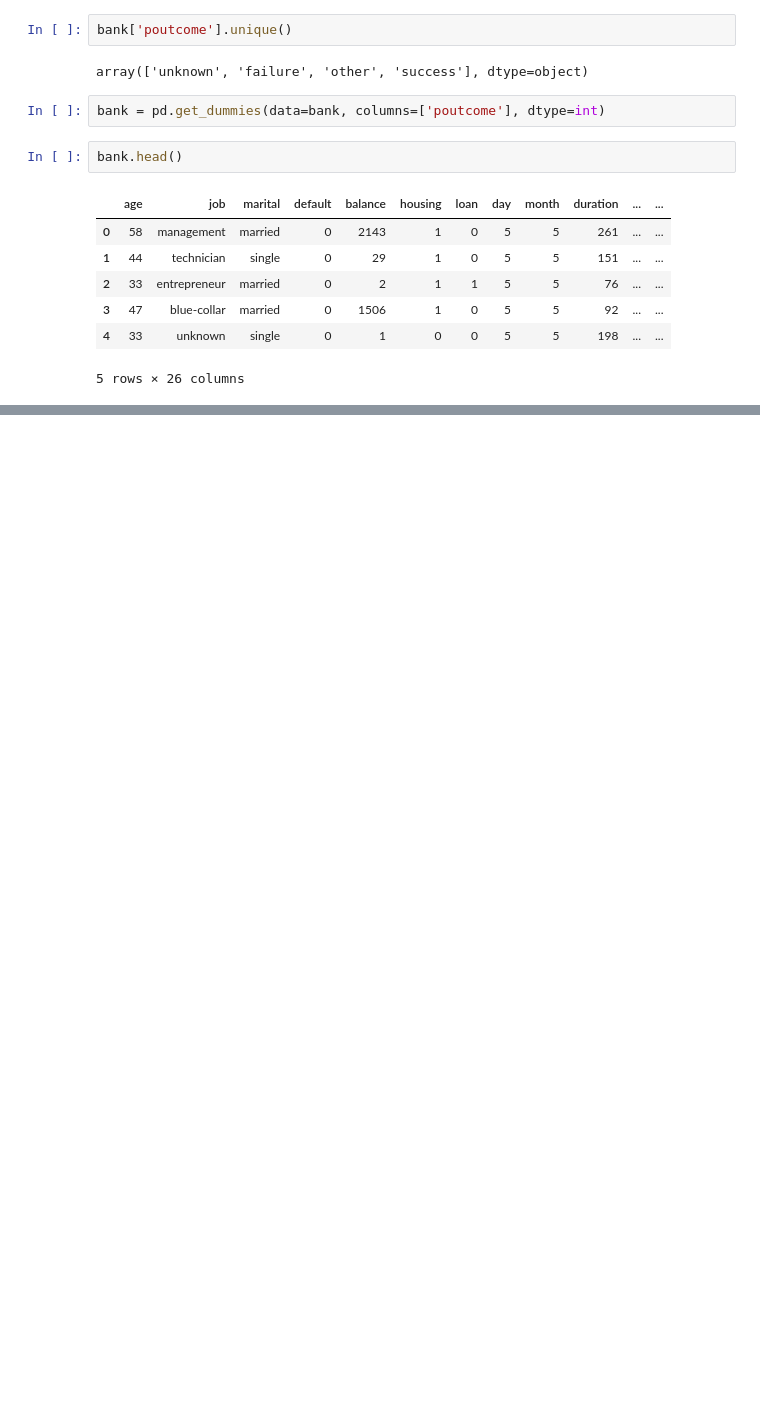
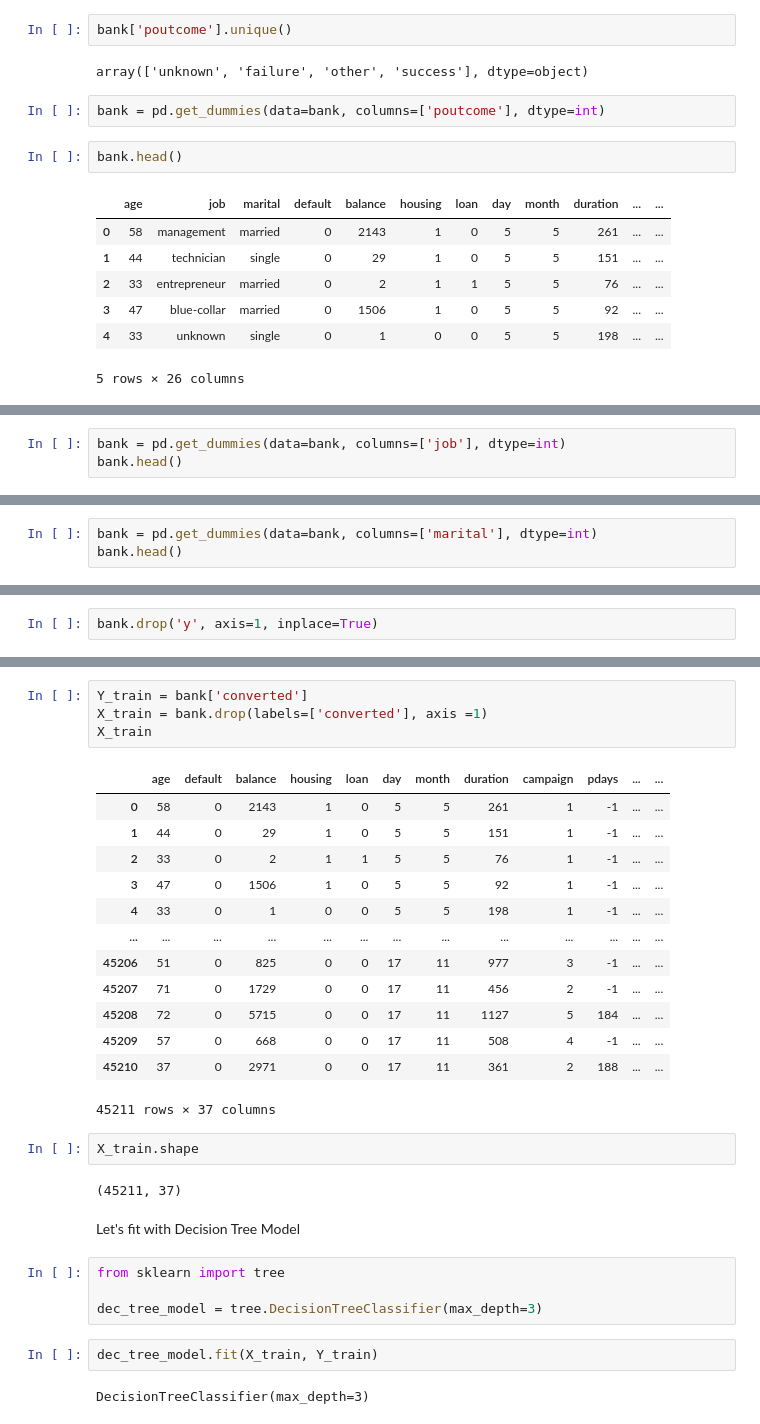
Before and after one commit to lugastyan/ML-portofolio, a Jupyter notebook: predicting-engagment-what-drive-to-performance.ipynb, the cells around one changed output, grey strips where cells are left out. Cells and saved outputs as stored; diff of their text form; blank space fills up the shorter version.

```diff
--- a/predicting-engagment-what-drive-to-performance.ipynb
+++ b/predicting-engagment-what-drive-to-performance.ipynb
@@ -382,0 +393,3 @@ cat_cols
+# %%
+bank = pd.get_dummies(data=bank, columns=['job'], dtype=int)
+bank.head()
@@ -382,0 +404,3 @@ cat_cols
+# %%
+bank = pd.get_dummies(data=bank, columns=['marital'], dtype=int)
+bank.head()
@@ -382,0 +415,2 @@ cat_cols
+# %%
+bank.drop('y', axis=1, inplace=True)
@@ -382,0 +441,32 @@ cat_cols
+# %%
+Y_train = bank['converted']
+X_train = bank.drop(labels=['converted'], axis =1)
+X_train
+# %% [output]
+|  | age | default | balance | housing | loan | day | month | duration | campaign | pdays | ... | ... |
+| 0 | 58 | 0 | 2143 | 1 | 0 | 5 | 5 | 261 | 1 | -1 | ... | ... |
+| 1 | 44 | 0 | 29 | 1 | 0 | 5 | 5 | 151 | 1 | -1 | ... | ... |
+| 2 | 33 | 0 | 2 | 1 | 1 | 5 | 5 | 76 | 1 | -1 | ... | ... |
+| 3 | 47 | 0 | 1506 | 1 | 0 | 5 | 5 | 92 | 1 | -1 | ... | ... |
+| 4 | 33 | 0 | 1 | 0 | 0 | 5 | 5 | 198 | 1 | -1 | ... | ... |
+| ... | ... | ... | ... | ... | ... | ... | ... | ... | ... | ... | ... | ... |
+| 45206 | 51 | 0 | 825 | 0 | 0 | 17 | 11 | 977 | 3 | -1 | ... | ... |
+| 45207 | 71 | 0 | 1729 | 0 | 0 | 17 | 11 | 456 | 2 | -1 | ... | ... |
+| 45208 | 72 | 0 | 5715 | 0 | 0 | 17 | 11 | 1127 | 5 | 184 | ... | ... |
+| 45209 | 57 | 0 | 668 | 0 | 0 | 17 | 11 | 508 | 4 | -1 | ... | ... |
+| 45210 | 37 | 0 | 2971 | 0 | 0 | 17 | 11 | 361 | 2 | 188 | ... | ... |
+45211 rows × 37 columns
+# %%
+X_train.shape
+# %% [output]
+(45211, 37)
+# %% [markdown]
+Let's fit with Decision Tree Model
+# %%
+from sklearn import tree
+
+dec_tree_model = tree.DecisionTreeClassifier(max_depth=3)
+# %%
+dec_tree_model.fit(X_train, Y_train)
+# %% [output]
+DecisionTreeClassifier(max_depth=3)
```
Also changed, not shown: parts of 18 cells of this notebook.
